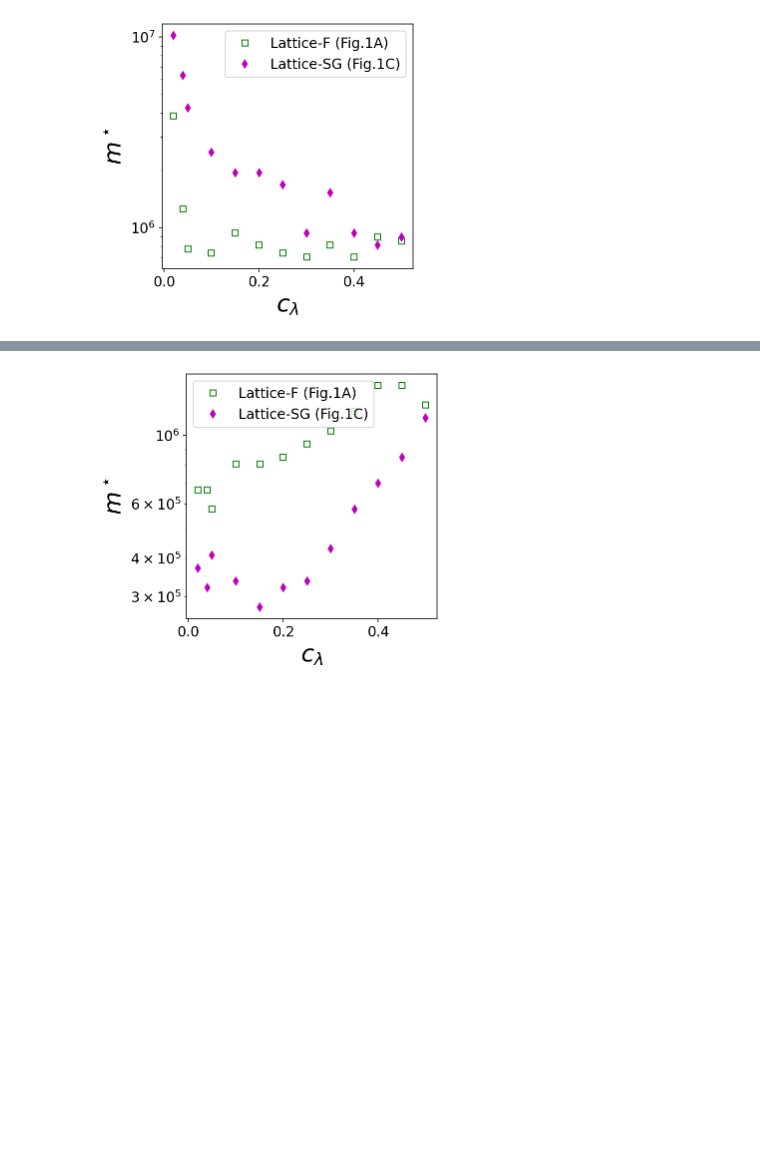
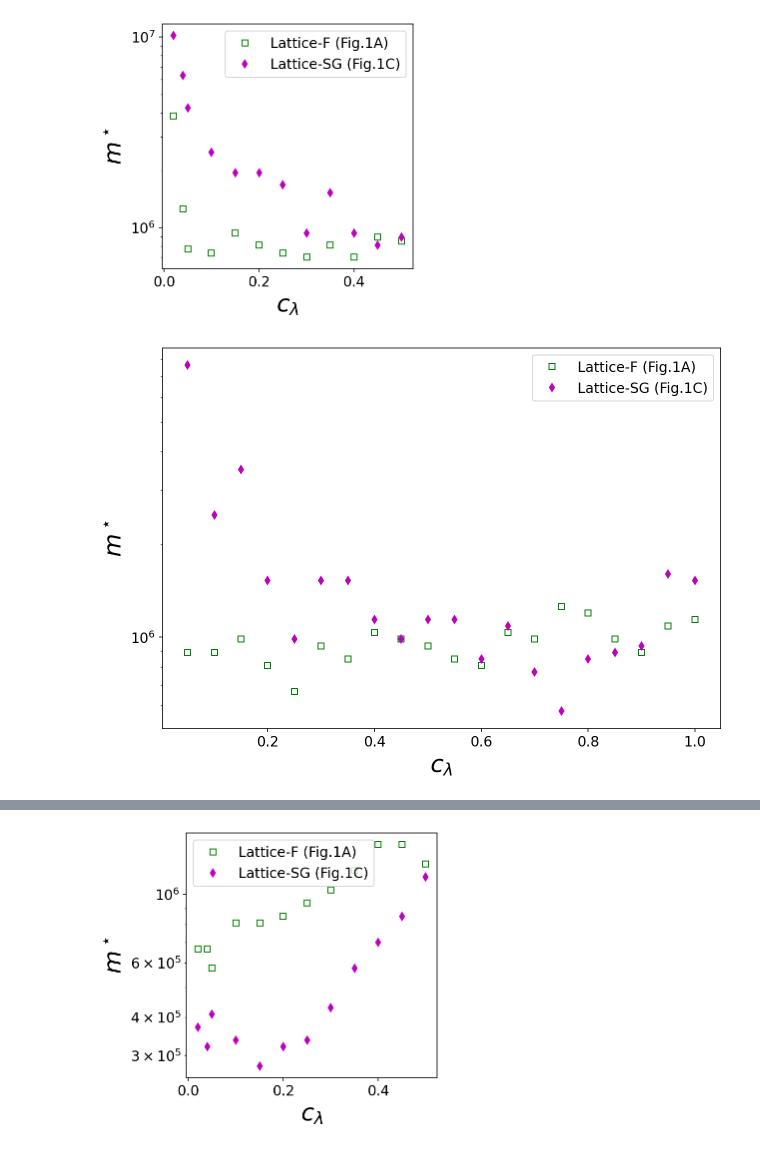
Before and after one commit to arkopaldutt/GML_Glauber_Dynamics, a Jupyter notebook: paper_runs/test_gml.ipynb, the cells around one changed output, grey strips where cells are left out. Saved outputs shown, nothing was run; the diff lists cells and outputs as text; code cells hidden in the pictures; blank space fills up the shorter version.

```diff
--- a/paper_runs/test_gml.ipynb
+++ b/paper_runs/test_gml.ipynb
@@ -41,6 +41,35 @@ title_plot='sensitivity_GD-RISE_Tregime_Lattice.png'
 plt.savefig(title_plot, dpi=300, bbox_inches='tight')
 # %% [output]
 [figure]
+# %%
+# RISE Lattices
+c_array = np.array([0.05 + 0.05*i for i in range(20)])
+
+# Fig A
+M_array_A = np.array([892850, 892850, 984300, 809900, 666400, 937450, 850350, 1033500, 984300,
+                      937450, 850350, 809900, 1033500, 984300, 1256150, 1196350, 984300, 892850,
+                      1085150, 1139400])
+
+M_array_C = np.array([7636700, 2486650, 3498750, 1526750, 984300, 1526750, 1526750, 1139400, 984300,
+                      1139400, 1139400, 850350, 1085150, 771350, 575750, 850350, 892850, 937450,
+                      1603050, 1526750])
+# %%
+plt.figure(figsize=(10,7))
+plt.rcParams['axes.labelsize'] = 24
+plt.rcParams['axes.titlesize'] = 24
+plt.rcParams['legend.fontsize'] = 14
+plt.rcParams['xtick.labelsize'] = 14
+plt.rcParams['ytick.labelsize'] = 14
+plt.semilogy(c_array, M_array_A, 'sg', fillstyle='none', label='Lattice-F (Fig.1A)')
+plt.semilogy(c_array, M_array_C, 'dm', label='Lattice-SG (Fig.1C)')
+plt.xlabel(r"$c_\lambda$")
+plt.ylabel(r"$m^\star$")
+plt.legend(loc='best')
+#plt.title('Sensitivity of Sample Complexity for GD-RISE in M-regime')
+title_plot='sensitivity_GD-RISE_Tregime_Lattice.png'
+plt.savefig(title_plot, dpi=300, bbox_inches='tight')
+# %% [output]
+[figure, added]
 # %%
 # RISE Random Regular Graphs
 
```
Also changed, not shown: parts of 3 cells of this notebook, 11 other files.
